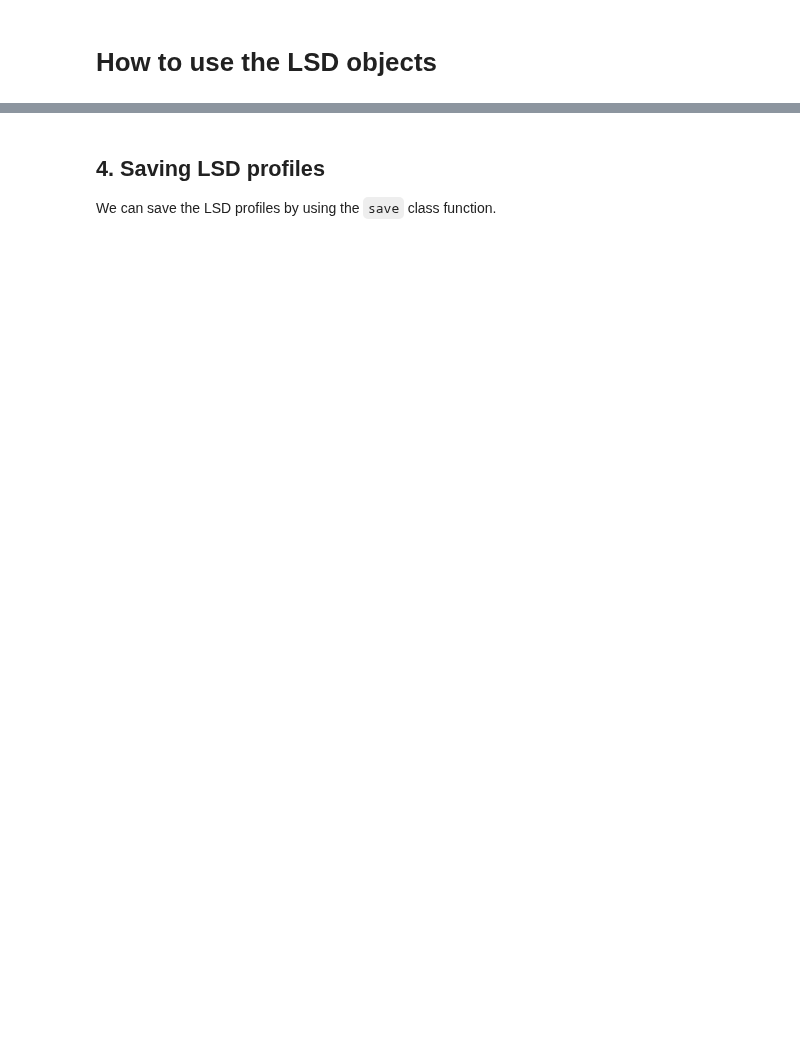
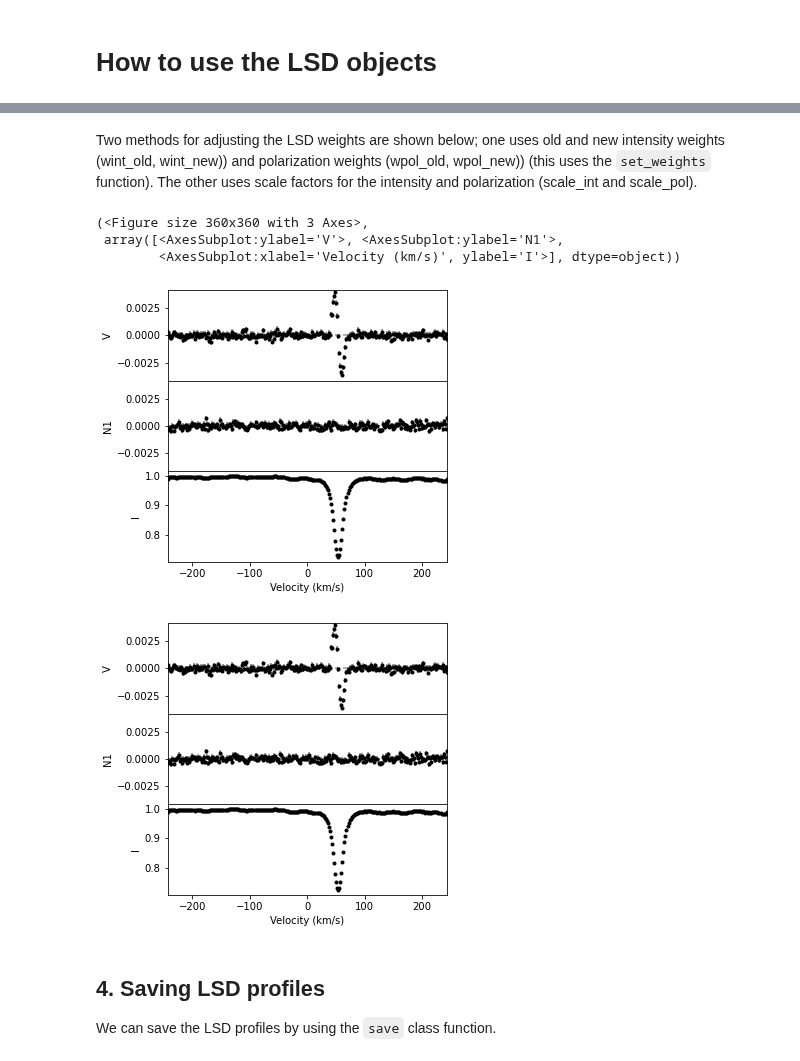
Before and after one commit to folsomcp/specpolFlow, a Jupyter notebook: docs-jb/Tutorials/5-LSDClass_Tutorial.ipynb, the cells around one changed output, grey strips where cells are left out. Drawn from its saved outputs; the diff is of its cells as text; code cells hidden in the pictures; blank space fills up the shorter version.

```diff
--- a/docs-jb/Tutorials/5-LSDClass_Tutorial.ipynb
+++ b/docs-jb/Tutorials/5-LSDClass_Tutorial.ipynb
@@ -56,20 +85,28 @@ lsdnorm.plot(figsize=(5,5))
+# %% [markdown]
+Two methods for adjusting the LSD weights are shown below; one uses old and new intensity weights (wint_old, wint_new)) and polarization weights (wpol_old, wpol_new)) (this uses the `set_weights` function).  The other uses scale factors for the intensity and polarization (scale_int and scale_pol).
 # %%
 # we can adjust the LSD weights two ways.
 
 # 1. if you want to adjust to a new wint and wpol from old ones:
 wint_old = 0.1
-wpol_old = 60
+wpol_old = 60.
 wint_new = 0.2
-wpol_new = 120
+wpol_new = 120.
 
 newlsd = lsd1.set_weights(wint_old, wpol_old, wint_new, wpol_new)
 newlsd.plot(figsize=(5,5))
 
 # 2. if you have already calculated the scale factors to go from old to new, you can simply do:
 scale_int = 2.0
 scale_pol = 2.0
 
 newlsd = lsd1.scale(scale_int, scale_pol)
 newlsd.plot(figsize=(5,5))
 
-# (In fact, the set_weigths function just calls the scale function with new/old.)
+# (In fact, the set_weights function just calls the scale function with new/old.)
+# %% [output]
+(<Figure size 360x360 with 3 Axes>,
+ array([<AxesSubplot:ylabel='V'>, <AxesSubplot:ylabel='N1'>,
+        <AxesSubplot:xlabel='Velocity (km/s)', ylabel='I'>], dtype=object))
+[figure, added]
+[figure, added]
```
Also changed, not shown: parts of 15 cells of this notebook, 4 other files.
